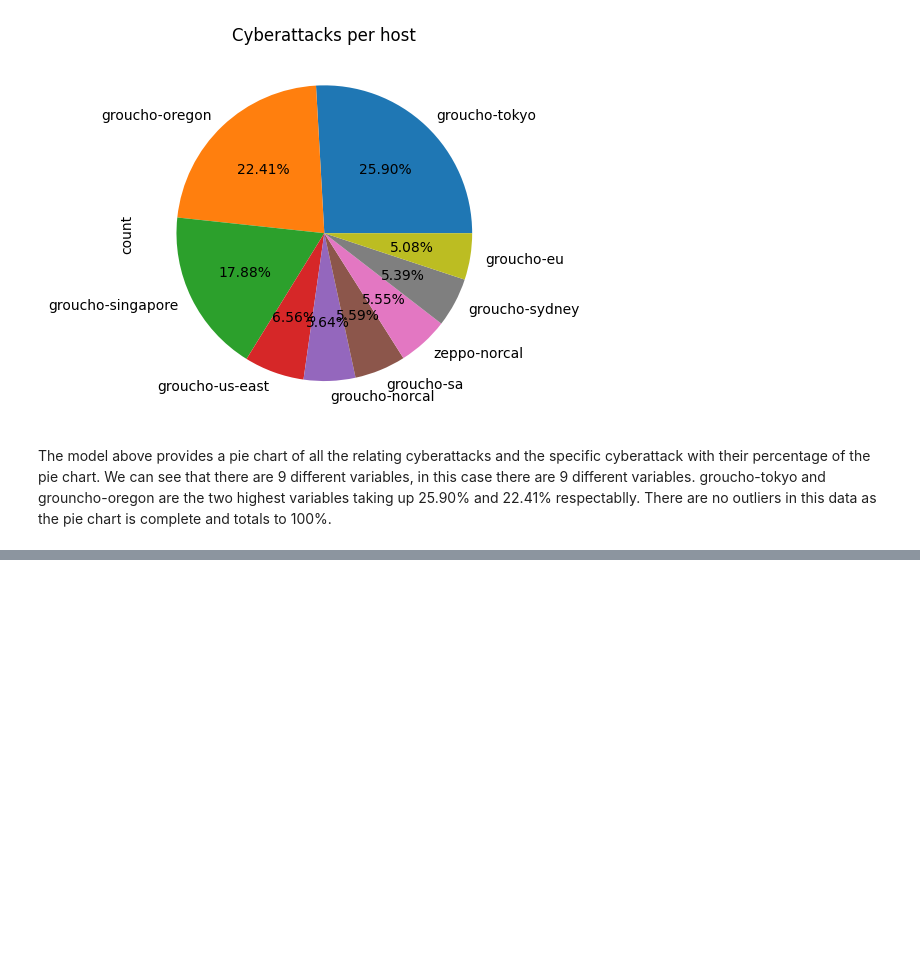
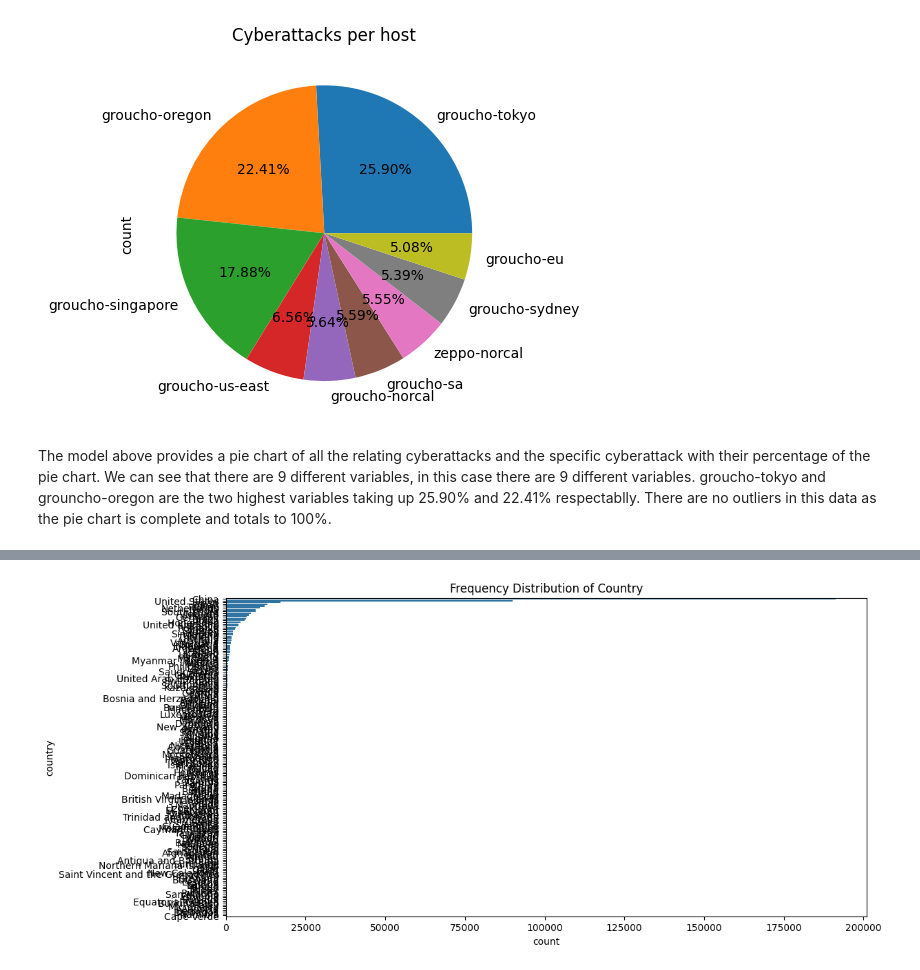
Before and after one commit to Sonok/CMSC320_Final_Project, a Jupyter notebook: DataPreprocess_.ipynb, the cells around one changed output, grey strips where cells are left out. Cells and saved outputs as stored; diff of their text form; code cells hidden in the pictures; blank space fills up the shorter version.

```diff
--- a/DataPreprocess_.ipynb
+++ b/DataPreprocess_.ipynb
@@ -126,3 +124,91 @@ Text(0.5, 1.0, 'Cyberattacks per host')
 [figure]
 # %% [markdown]
 The model above provides a pie chart of all the relating cyberattacks and the  specific cyberattack with their percentage of the pie chart. We can see that there are 9 different variables, in this case there are 9 different variables. groucho-tokyo and grouncho-oregon are the two highest variables taking up 25.90% and 22.41% respectablly. There are no outliers in this data as the pie chart is complete and totals to 100%.
+# %%
+# Import necessary libraries
+import pandas as pd
+import numpy as np
+import matplotlib.pyplot as plt
+import seaborn as sns
+from scipy.stats import chi2_contingency, mannwhitneyu, spearmanr
+
+# Load the CSV file
+df = pd.read_csv('AWS_Honeypot_marx-geo.csv')
+
+# Drop the 'Unnamed: 15' column as previously mentioned
+df = df.drop(columns=['Unnamed: 15'])
+
+# Convert datetime column to pandas datetime
+df['datetime'] = pd.to_datetime(df['datetime'], format='%m/%d/%y %H:%M')
+
+
+
+country_counts = df['country'].value_counts()
+print(country_counts)
+
+# Plot the frequency distribution
+plt.figure(figsize=(12, 6))
+sns.countplot(y='country', data=df, order=country_counts.index)
+plt.title('Frequency Distribution of Country')
+plt.show()
+
+# c) Correlation analysis between numerical features
+# Exclude non-numeric columns for correlation matrix
+numeric_df = df.select_dtypes(include=[np.number])
+correlation_matrix = numeric_df.corr()
+print(correlation_matrix)
+
+# Plot the correlation matrix
+plt.figure(figsize=(12, 10))
+sns.heatmap(correlation_matrix, annot=True, cmap='coolwarm')
+plt.title('Correlation Matrix')
+plt.show()
+
+# 2. Hypothesis Testing
+
+# Chi-Squared Test: Independence between 'country' and 'proto'
+contingency_table = pd.crosstab(df['country'], df['proto'])
+chi2, p, dof, expected = chi2_contingency(contingency_table)
+print(f'Chi-Squared Test: chi2 = {chi2}, p-value = {p}')
+
+# Visualization for Chi-Squared Test
+plt.figure(figsize=(12, 8))
+sns.heatmap(contingency_table, annot=True, cmap='viridis', fmt='d')
+plt.title('Contingency Table: Country vs Protocol')
+plt.show()
+
+# Mann-Whitney U Test: Compare 'spt' between two countries (e.g., US and CN)
+# Drop rows where 'spt' is missing
+df_clean = df.dropna(subset=['spt'])
+
+# Ensure there are enough data points for US and CN
+us_spt = df_clean[df_clean['country'] == 'US']['spt']
+cn_spt = df_clean[df_clean['country'] == 'CN']['spt']
+
+if len(us_spt) > 0 and len(cn_spt) > 0:
+    # Perform Mann-Whitney U Test
+    u_stat, p_val = mannwhitneyu(us_spt, cn_spt)
+    print(f'Mann-Whitney U Test between US and CN source ports: U-statistic = {u_stat}, p-value = {p_val}')
+
+    # Visualization for Mann-Whitney U Test
+    plt.figure(figsize=(12, 6))
+    sns.boxplot(x='country', y='spt', data=df_clean[df_clean['country'].isin(['US', 'CN'])])
+    plt.title('Boxplot of Source Port (spt) for US and CN')
+    plt.show()
+else:
+    print("Insufficient data for Mann-Whitney U Test between US and CN.")
+
+# Correlation Analysis: Relationship between 'spt' and 'dpt'
+# Remove rows with NaN values in 'spt' and 'dpt'
+df_corr = df.dropna(subset=['spt', 'dpt'])
+
+# Calculate Spearman correlation
+corr_coeff, p_value = spearmanr(df_corr['spt'], df_corr['dpt'])
+print(f'Spearman Correlation between spt and dpt: correlation coefficient = {corr_coeff}, p-value = {p_value}')
+
+# Visualization for Correlation Analysis
+plt.figure(figsize=(12, 6))
+sns.scatterplot(x='spt', y='dpt', data=df_corr)
+plt.title('Scatter Plot of Source Port (spt) vs Destination Port (dpt)')
+plt.show()
+# %% [output]
@@ -128,0 +228 @@ The model above provides a pie chart of all the relating cyberattacks and the  s
+[figure, added]
```
Also changed, not shown: parts of 2 cells of this notebook, 2 other files.
